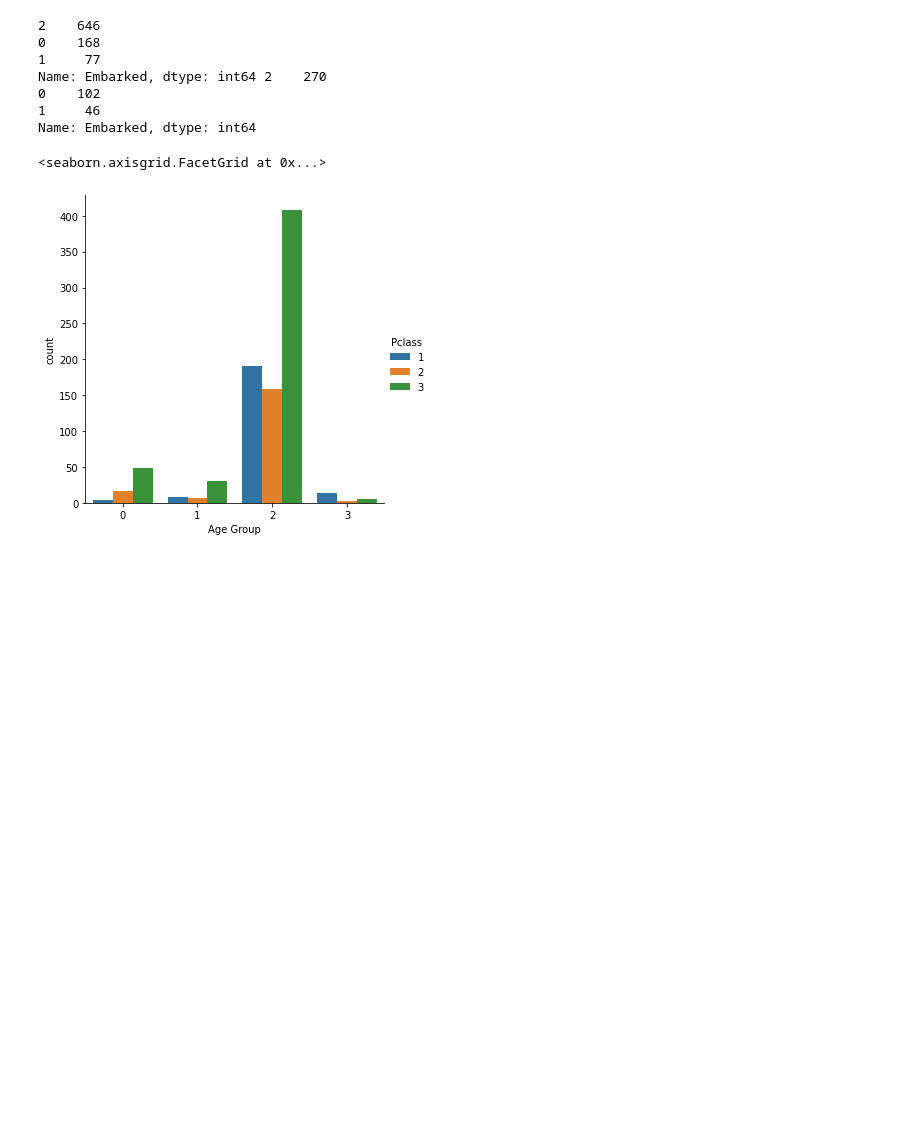
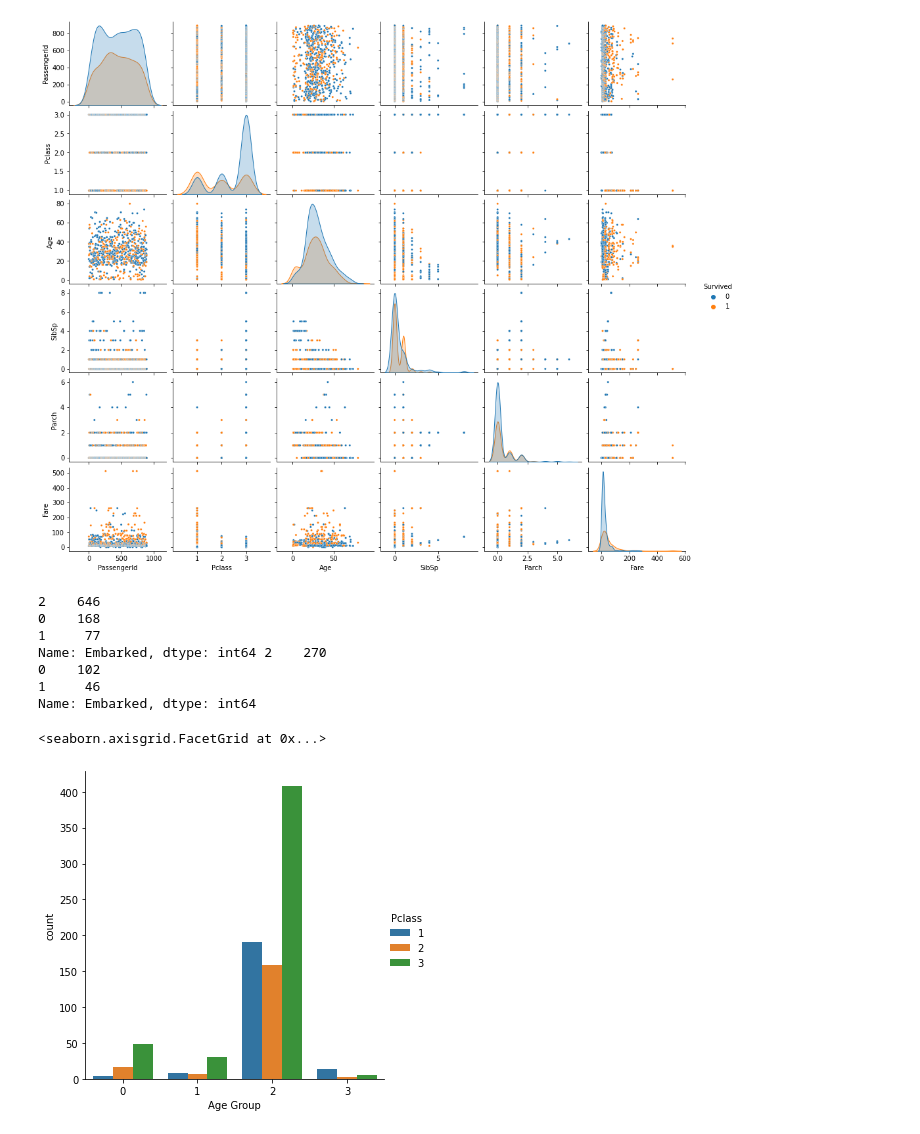
Before and after one commit to csh03/Kaggle-Titanic-ML-Challenge, a Jupyter notebook: Kaggle Titanic Challenge.ipynb, the cells around one changed output. Saved outputs shown, nothing was run; the diff lists cells and outputs as text; code cells hidden in the pictures; blank space fills up the shorter version.

```diff
--- a/Kaggle Titanic Challenge.ipynb
+++ b/Kaggle Titanic Challenge.ipynb
@@ -23,8 +23,10 @@ test = pd.read_csv('test.csv',sep=',')
 passenger_ids = test['PassengerId']
 # %%
 #quick data visualization
-#sns.pairplot(data=train,hue='Survived',height=2,diag_kind = 'kde',diag_kws=dict(shade=True),plot_kws=dict(s=10))
-#plt.gcf().set_size_inches(15,12)
+sns.pairplot(data=train,hue='Survived',height=2,diag_kind = 'kde',diag_kws=dict(shade=True),plot_kws=dict(s=10))
+plt.gcf().set_size_inches(15,12)
+# %% [output]
+[figure, added]
 # %%
 train_data = train.drop(['Survived'],axis=1)
 target = train['Survived']
```
Also changed, not shown: parts of 10 cells of this notebook, 1 other file.
